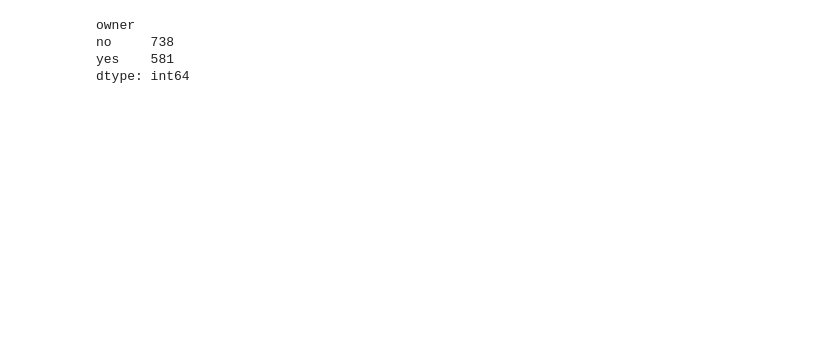
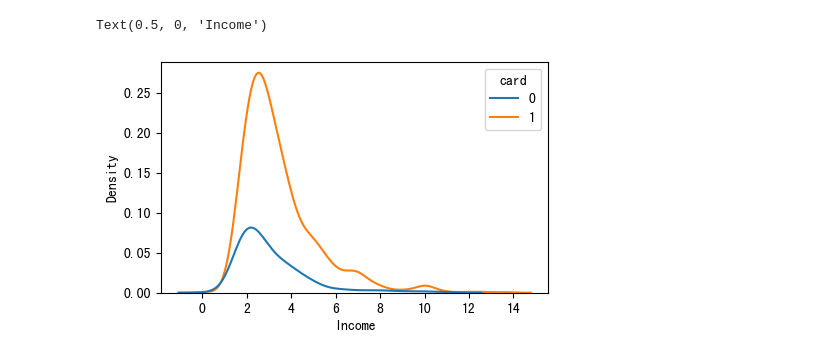
Before and after one commit to hsiehbocheng/credit-issuance-analysis, a Jupyter notebook: demo.ipynb, the cells around one changed output. Drawn from its saved outputs; the diff is of its cells as text; code cells hidden in the pictures; blank space fills up the shorter version.

```diff
--- a/demo.ipynb
+++ b/demo.ipynb
@@ -69,7 +38,0 @@ dtype: int64
-# %%
-credit.value_counts('owner')
-# %% [output]
-owner
-no     738
-yes    581
-dtype: int64
@@ -75,0 +46,8 @@ dtype: int64
+# %%
+plt.figure(figsize=(5, 3))
+sns.kdeplot(data=credit, x='income', hue='card')
+# legend = {1: 'yes', 0: 'no'}
+plt.xlabel('Income')
+# %% [output]
+Text(0.5, 0, 'Income')
+[figure, added]
```
Also changed, not shown: parts of 32 cells of this notebook.
